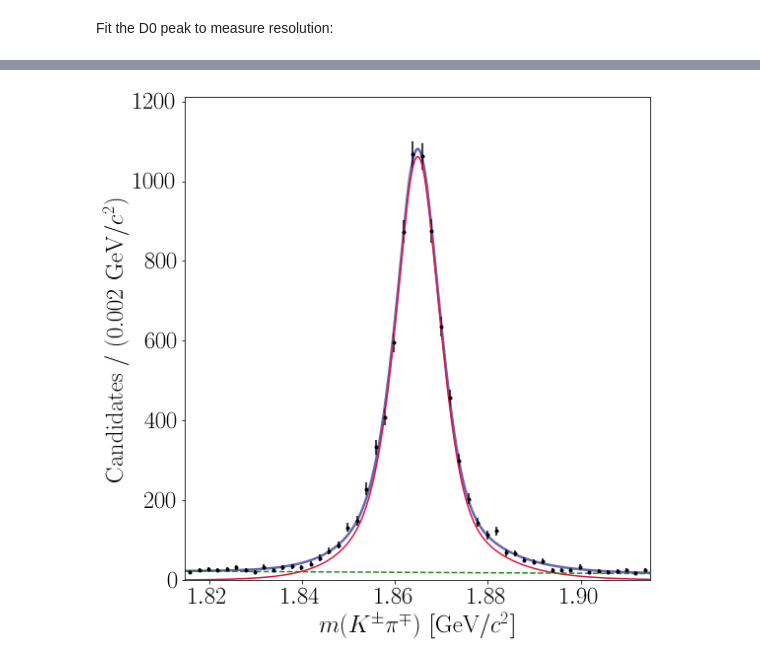
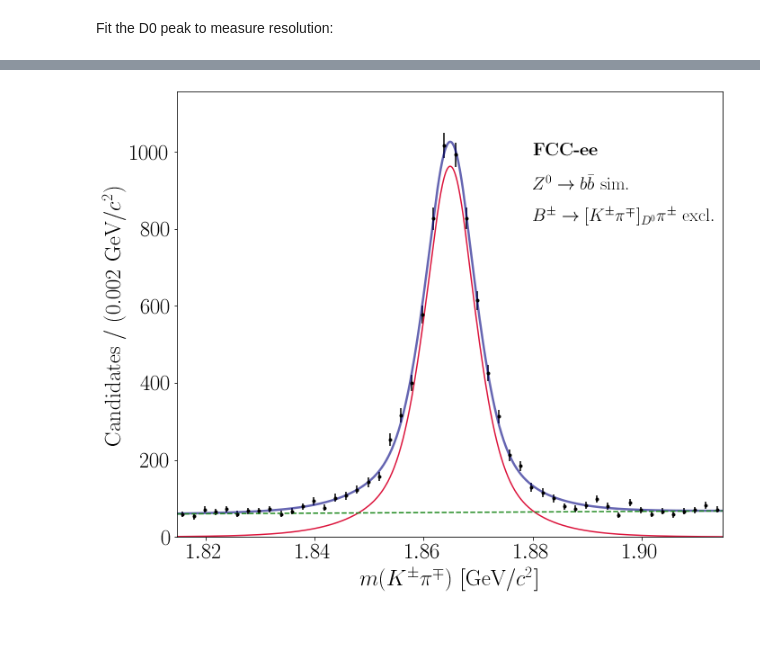
Before and after one commit to donalhill/fcc_python_tools, a Jupyter notebook: examples/build_Bu2D0pi.ipynb, the cells around one changed output, grey strips where cells are left out. Cells and saved outputs as stored; diff of their text form; code cells hidden in the pictures; blank space fills up the shorter version.

```diff
--- a/examples/build_Bu2D0pi.ipynb
+++ b/examples/build_Bu2D0pi.ipynb
@@ -45,7 +43,7 @@ tree.num_entries
 Build $D^0$ candidates:
 # %%
 h[h_c,'p'] = kinematics.calc_p(h,h_c)
-p_cut = h[h_c,"p"] > 1.
+p_cut = h[h_c,"p"] > 0.
 h = h[p_cut]
 
 pi_cut = abs(h[h_c,"mass"] - lp.pi_plus.mass/1000.) < 1e-4
@@ -119,7 +118,8 @@ pdf_bkg = zfit.pdf.Chebyshev(obs=obs, coeffs=[comb]).create_extended(n_bkg)
 #Total PDF
 pdf = zfit.pdf.SumPDF([pdf_sig, pdf_bkg])
 # %%
-data_np = ak.to_numpy(ak.flatten(B["mass"]))
+n_keep = 10000
+data_np = ak.to_numpy(ak.flatten(B["mass"]))[0:n_keep]
 data = zfit.Data.from_numpy(obs=obs, array=data_np)
 # %%
 nll = zfit.loss.ExtendedUnbinnedNLL(model=pdf, data=data)
@@ -188,32 +216,33 @@ low = PDG_D_m - D_window
 high = PDG_D_m + D_window
 obs_D = zfit.Space('mD', limits=(low, high))
 
+rand = random.randint(0,999)
 #Signal PDF
-D_mu = zfit.Parameter("D_mu", 1.864, low, high)
-D_sigma = zfit.Parameter("D_sigma", 0.005, 0., 0.02)
-D_alphaL = zfit.Parameter("D_alphaL", 0.5, 0., 5.)
-D_nL = zfit.Parameter("D_nL", 10., 0., 1000.)
-D_alphaR = zfit.Parameter("D_alphaR", -0.5, -5., 0.)
-D_nR = zfit.Parameter("D_nR", 10., 0., 1000.)
-D_frac = zfit.Parameter("D_frac", 0.5, 0., 1.)
+D_mu = zfit.Parameter(f"D_mu_{rand}", 1.864, low, high)
+D_sigma = zfit.Parameter(f"D_sigma_{rand}", 0.004, 0., 0.02)
+D_alphaL = zfit.Parameter(f"D_alphaL_{rand}", 0.5, 0., 5.)
+D_nL = zfit.Parameter(f"D_nL_{rand}", 10., 0., 200.)
+D_alphaR = zfit.Parameter(f"D_alphaR_{rand}", -0.5, -5., 0.)
+D_nR = zfit.Parameter(f"D_nR_{rand}", 10., 0., 200.)
+D_frac = zfit.Parameter(f"D_frac_{rand}", 0.4, 0., 1.)
 
-n_sig_D = zfit.Parameter("n_sig_D", 7000, 0., 20000.)
+n_sig_D = zfit.Parameter(f"n_sig_D_{rand}", 7000, 0., 20000.)
 
 pdf_sigL_D = zfit.pdf.CrystalBall(obs=obs_D, mu=D_mu, sigma=D_sigma, alpha=D_alphaL, n=D_nL)
 pdf_sigR_D = zfit.pdf.CrystalBall(obs=obs_D, mu=D_mu, sigma=D_sigma, alpha=D_alphaR, n=D_nR)
 pdf_sig_D = zfit.pdf.SumPDF([pdf_sigL_D, pdf_sigR_D], D_frac).create_extended(n_sig_D)
 
 #Background PDF
-comb_D = zfit.Parameter("comb_D", 0., -0.5, 0.5)
+comb_D = zfit.Parameter(f"comb_D_{rand}", 0., -0.5, 0.5)
 
-n_bkg_D = zfit.Parameter("n_bkg_D", 500., 0., 10000.)
+n_bkg_D = zfit.Parameter(f"n_bkg_D_{rand}", 500., 0., 10000.)
 
 pdf_bkg_D = zfit.pdf.Chebyshev(obs=obs_D, coeffs=[comb_D]).create_extended(n_bkg_D)
 
 #Total PDF
 pdf_D = zfit.pdf.SumPDF([pdf_sig_D, pdf_bkg_D])
 # %%
-D_data_np = ak.to_numpy(ak.flatten(D["mass"]))
+D_data_np = ak.to_numpy(ak.flatten(D["mass"]))[0:n_keep]
 D_data = zfit.Data.from_numpy(obs=obs_D, array=D_data_np)
 # %%
 nll = zfit.loss.ExtendedUnbinnedNLL(model=pdf_D, data=D_data)
@@ -248,5 +277,5 @@ comb_D      -0.159  -  0.087   +  0.086       False
 # %%
-fig,ax = plt.subplots(figsize=(8,8))
+fig,ax = plt.subplots(figsize=(10,8))
 lower, upper = obs_D.limits
 low = lower[-1][0]
 high = upper[0][0]
@@ -269,6 +298,9 @@ plt.xlabel("$m(K^\pm \pi^\mp)$ [GeV/$c^2$]",fontsize=25)
 plt.xlim(low,high)
 ymin, ymax = plt.ylim()
 plt.ylim(0,1.05*ymax)
+plt.text(1.88,0.9*ymax,"\\textbf{FCC-ee}",fontsize=20)
+plt.text(1.88,0.82*ymax,"$Z^0 \\to b\\bar{b}$ sim.",fontsize=20)
+plt.text(1.88,0.74*ymax,"$B^\\pm \\to [K^\pm \pi^\mp]_{D^0} \\pi^\\pm$ excl.",fontsize=20)
 plt.tight_layout()
-fig.savefig(loc.PLOTS+"/Bu2D0Pi_D0_fit.pdf")
+fig.savefig(loc.PLOTS+f"/{file_type}_D0_M_fit.pdf")
 # %% [output]
@@ -275 +309 @@ fig.savefig(loc.PLOTS+"/Bu2D0Pi_D0_fit.pdf")
-[figure, old version]
+[figure, new version]
```
Also changed, not shown: parts of 11 cells of this notebook, 1 other file.
